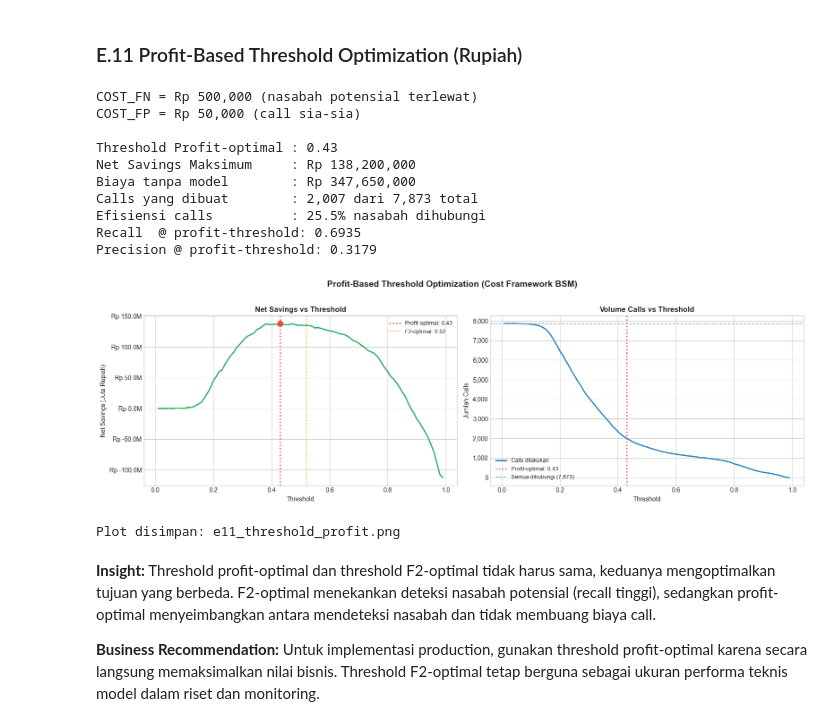
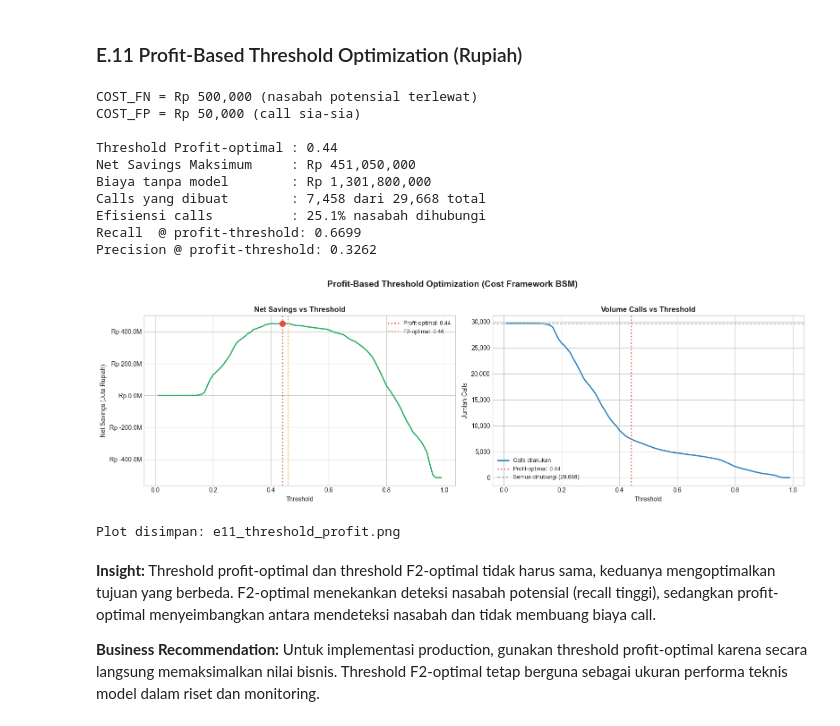
Before and after one commit to ravasrgh/bank-marketing-campaign-predictive-analytics, a Jupyter notebook: BSM_Bank_Marketing_FinalProject.ipynb, the cells around one changed output. Cells and saved outputs as stored; diff of their text form; code cells hidden in the pictures.

```diff
--- a/BSM_Bank_Marketing_FinalProject.ipynb
+++ b/BSM_Bank_Marketing_FinalProject.ipynb
@@ -1328,8 +1312,6 @@ for col in macro_cols:
 
 # Replicate tahap sebelumnya cleaning
 df = df.drop_duplicates(keep='first').reset_index(drop=True)
-q95_campaign = df['campaign'].quantile(0.95)
-df['campaign'] = df['campaign'].clip(upper=q95_campaign)
 
 print(f"Dataset di-reload + cleaned: {df.shape[0]:,} baris x {df.shape[1]} kolom")
 # %% [output]
@@ -2993,29 +2978,34 @@ X_train, X_test, y_train, y_test = train_test_split(
     X, y, test_size=0.20, stratify=y, random_state=RANDOM_STATE
 )
 
+# Task 2: Outlier capping after split (to prevent Data Leakage)
+cap_cols = ['age', 'previous']
+for col in cap_cols:
+    if col in X_train.columns:
+        q95 = X_train[col].quantile(0.95)
+        X_train[col] = X_train[col].clip(upper=q95)
+        X_test[col]  = X_test[col].clip(upper=q95)
+
+
 EDUCATION_ORDER = [
     'illiterate', 'basic.4y', 'basic.6y', 'basic.9y',
     'high.school', 'professional.course', 'university.degree', 'unknown'
 ]
-ord_features = ['education']
+# Task 5: 'unknown' di education tidak cocok untuk ordinal. Ubah menjadi nominal.
+ord_features = []
 nom_features = [
-    'job', 'marital', 'default', 'housing', 'loan',
+    'education', 'job', 'marital', 'default', 'housing', 'loan',
     'contact', 'month', 'day_of_week', 'poutcome'
 ]
 num_features = [
-    'age', 'campaign', 'pdays', 'previous',
+    'age', 'previous',
     'emp.var.rate', 'cons.price.idx', 'cons.conf.idx',
     'euribor3m', 'nr.employed',
-    'was_contacted_before', 'contact_intensity'
+    'was_contacted_before'
 ]
 
 preprocessor = ColumnTransformer(
     transformers=[
-        ('ord', OrdinalEncoder(
-            categories=[EDUCATION_ORDER],
-            handle_unknown='use_encoded_value',
-            unknown_value=-1
-        ), ord_features),
         ('nom', OneHotEncoder(
             handle_unknown='ignore',
             sparse_output=False
@@ -3331,11 +3331,11 @@ print()
 savings_list = []
 
 for t in thresholds:
-    y_pred_t = (y_prob >= t).astype(int)
-    tn, fp, fn, tp = confusion_matrix(y_test, y_pred_t).ravel()
+    y_pred_t = (y_prob_oof >= t).astype(int)
+    tn, fp, fn, tp = confusion_matrix(y_train, y_pred_t).ravel()
 
     cost_model   = fp * COST_FP + fn * COST_FN
-    n_no  = (y_test == 0).sum()
+    n_no  = (y_train == 0).sum()
     cost_no_model = n_no * COST_FP
 
     net_savings = cost_no_model - cost_model
@@ -3347,9 +3347,9 @@ for t in thresholds:
         'cost_no_model': cost_no_model,
         'net_savings'  : net_savings,
         'calls_made'   : tp + fp,
-        'recall'       : recall_score(y_test, y_pred_t, zero_division=0),
-        'precision'    : precision_score(y_test, y_pred_t, zero_division=0),
-        'f2'           : fbeta_score(y_test, y_pred_t, beta=2, zero_division=0)
+        'recall'       : recall_score(y_train, y_pred_t, zero_division=0),
+        'precision'    : precision_score(y_train, y_pred_t, zero_division=0),
+        'f2'           : fbeta_score(y_train, y_pred_t, beta=2, zero_division=0)
     })
 
 savings_df = pd.DataFrame(savings_list)
@@ -3369,8 +3369,8 @@ TN_PROFIT            = savings_df.loc[best_profit_idx, 'tn']
 print(f"Threshold Profit-optimal : {THRESHOLD_PROFIT:.2f}")
 print(f"Net Savings Maksimum     : Rp {MAX_SAVINGS:,.0f}")
 print(f"Biaya tanpa model        : Rp {COST_NO_MODEL:,.0f}")
-print(f"Calls yang dibuat        : {int(CALLS_MADE_PROFIT):,} dari {len(y_test):,} total")
-print(f"Efisiensi calls          : {CALLS_MADE_PROFIT/len(y_test)*100:.1f}% nasabah dihubungi")
+print(f"Calls yang dibuat        : {int(CALLS_MADE_PROFIT):,} dari {len(y_train):,} total")
+print(f"Efisiensi calls          : {CALLS_MADE_PROFIT/len(y_train)*100:.1f}% nasabah dihubungi")
 print(f"Recall  @ profit-threshold: {RECALL_PROFIT:.4f}")
 print(f"Precision @ profit-threshold: {PRECISION_PROFIT:.4f}")
 
@@ -3381,43 +3381,43 @@ axes[0].plot(savings_df['threshold'], savings_df['net_savings'] / 1e6,
 axes[0].axvline(THRESHOLD_PROFIT, color='#e74c3c', linestyle=':', linewidth=2,
                 label=f'Profit-optimal: {THRESHOLD_PROFIT:.2f}')
 axes[0].axvline(THRESHOLD_F2, color='#f39c12', linestyle=':', linewidth=1.5,
                 label=f'F2-optimal: {THRESHOLD_F2:.2f}')
 axes[0].scatter([THRESHOLD_PROFIT], [MAX_SAVINGS / 1e6], color='#e74c3c', s=80, zorder=5)
 axes[0].set_xlabel('Threshold')
 axes[0].set_ylabel('Net Savings (Juta Rupiah)')
 axes[0].set_title('Net Savings vs Threshold', fontsize=12, fontweight='bold')
 axes[0].legend(fontsize=9)
 axes[0].yaxis.set_major_formatter(FuncFormatter(lambda x, _: f'Rp {x:.1f}M'))
 
 axes[1].plot(savings_df['threshold'], savings_df['calls_made'],
              color='#2980b9', linewidth=2, label='Calls dilakukan')
 axes[1].axvline(THRESHOLD_PROFIT, color='#e74c3c', linestyle=':', linewidth=2,
                 label=f'Profit-optimal: {THRESHOLD_PROFIT:.2f}')
-axes[1].axhline(len(y_test), color='#95a5a6', linestyle='--', linewidth=1.2,
-                label=f'Semua dihubungi ({len(y_test):,})')
+axes[1].axhline(len(y_train), color='#95a5a6', linestyle='--', linewidth=1.2,
+                label=f'Semua dihubungi ({len(y_train):,})')
 axes[1].set_xlabel('Threshold')
 axes[1].set_ylabel('Jumlah Calls')
 axes[1].set_title('Volume Calls vs Threshold', fontsize=12, fontweight='bold')
 axes[1].legend(fontsize=9)
 axes[1].yaxis.set_major_formatter(FuncFormatter(lambda x, _: f'{int(x):,}'))
 
 plt.suptitle('Profit-Based Threshold Optimization (Cost Framework BSM)', fontsize=14, fontweight='bold', y=1.02)
 plt.tight_layout()
 plt.savefig('e11_threshold_profit.png', dpi=150, bbox_inches='tight')
 plt.show()
 print("Plot disimpan: e11_threshold_profit.png")
 # %% [output]
 COST_FN = Rp 500,000 (nasabah potensial terlewat)
 COST_FP = Rp 50,000 (call sia-sia)
 
-Threshold Profit-optimal : 0.43
-Net Savings Maksimum     : Rp 138,200,000
-Biaya tanpa model        : Rp 347,650,000
-Calls yang dibuat        : 2,007 dari 7,873 total
-Efisiensi calls          : 25.5% nasabah dihubungi
-Recall  @ profit-threshold: 0.6935
-Precision @ profit-threshold: 0.3179
+Threshold Profit-optimal : 0.44
+Net Savings Maksimum     : Rp 451,050,000
+Biaya tanpa model        : Rp 1,301,800,000
+Calls yang dibuat        : 7,458 dari 29,668 total
+Efisiensi calls          : 25.1% nasabah dihubungi
+Recall  @ profit-threshold: 0.6699
+Precision @ profit-threshold: 0.3262
-[figure, old version]
+[figure, new version]
 Plot disimpan: e11_threshold_profit.png
 # %% [markdown]
 **Insight:** Threshold profit-optimal dan threshold F2-optimal tidak harus sama, keduanya mengoptimalkan tujuan yang berbeda. F2-optimal menekankan deteksi nasabah potensial (recall tinggi), sedangkan profit-optimal menyeimbangkan antara mendeteksi nasabah dan tidak membuang biaya call.
```
Also changed, not shown: parts of 27 cells of this notebook, 3 other files.
